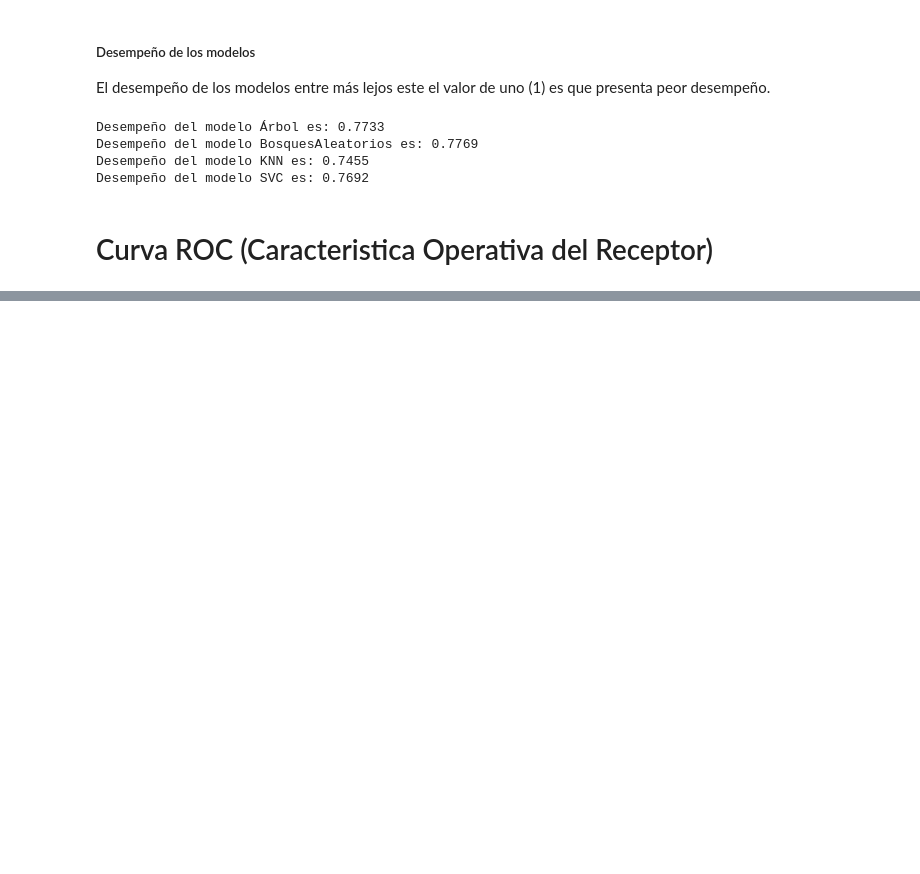
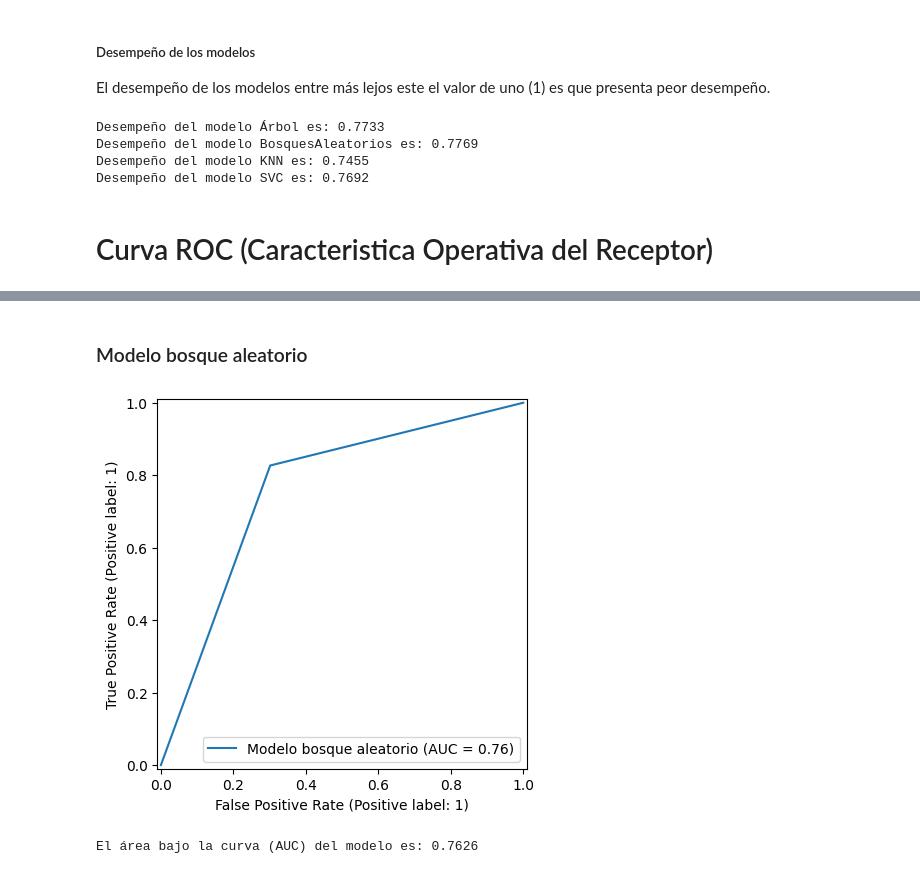
Before and after one commit to JuanMorales765/TelecomXPt2, a Jupyter notebook: TelecomXPt2.ipynb, the cells around one changed output, grey strips where cells are left out. Drawn from its saved outputs; the diff is of its cells as text; code cells hidden in the pictures; blank space fills up the shorter version.

```diff
--- a/TelecomXPt2.ipynb
+++ b/TelecomXPt2.ipynb
@@ -436,0 +529,10 @@ Desempeño del modelo SVC es: 0.7692
+# %% [markdown]
+### Modelo bosque aleatorio
+# %%
+RocCurveDisplay.from_predictions (y_test, yPredBosqAlt, name = 'Modelo bosque aleatorio');
+# %% [output]
+[figure, added]
+# %%
+print(f'El área bajo la curva (AUC) del modelo es: {roc_auc_score(y_test, yPredBosqAlt):.4f}')
+# %% [output]
+El área bajo la curva (AUC) del modelo es: 0.7626
```
Also changed, not shown: parts of 74 cells of this notebook, 2 other files.
